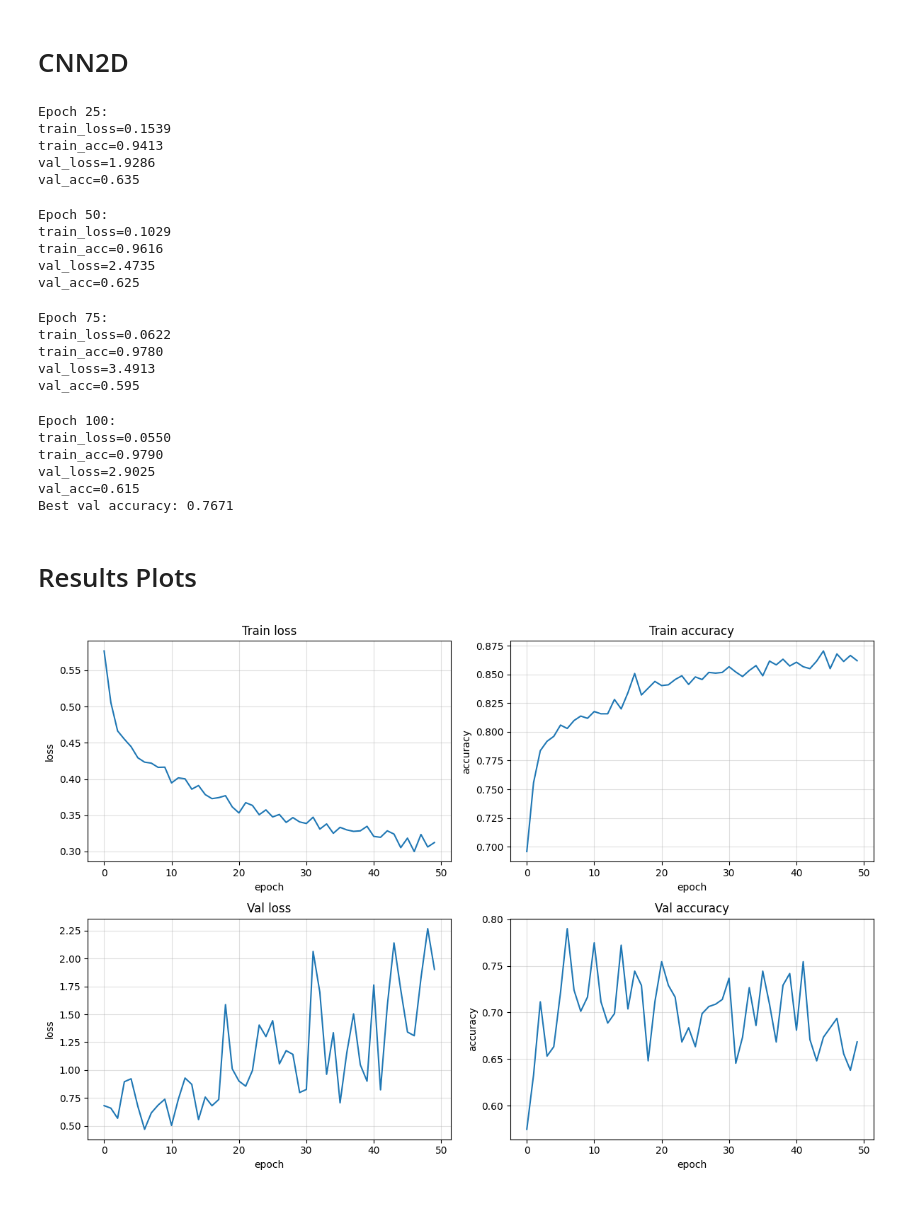
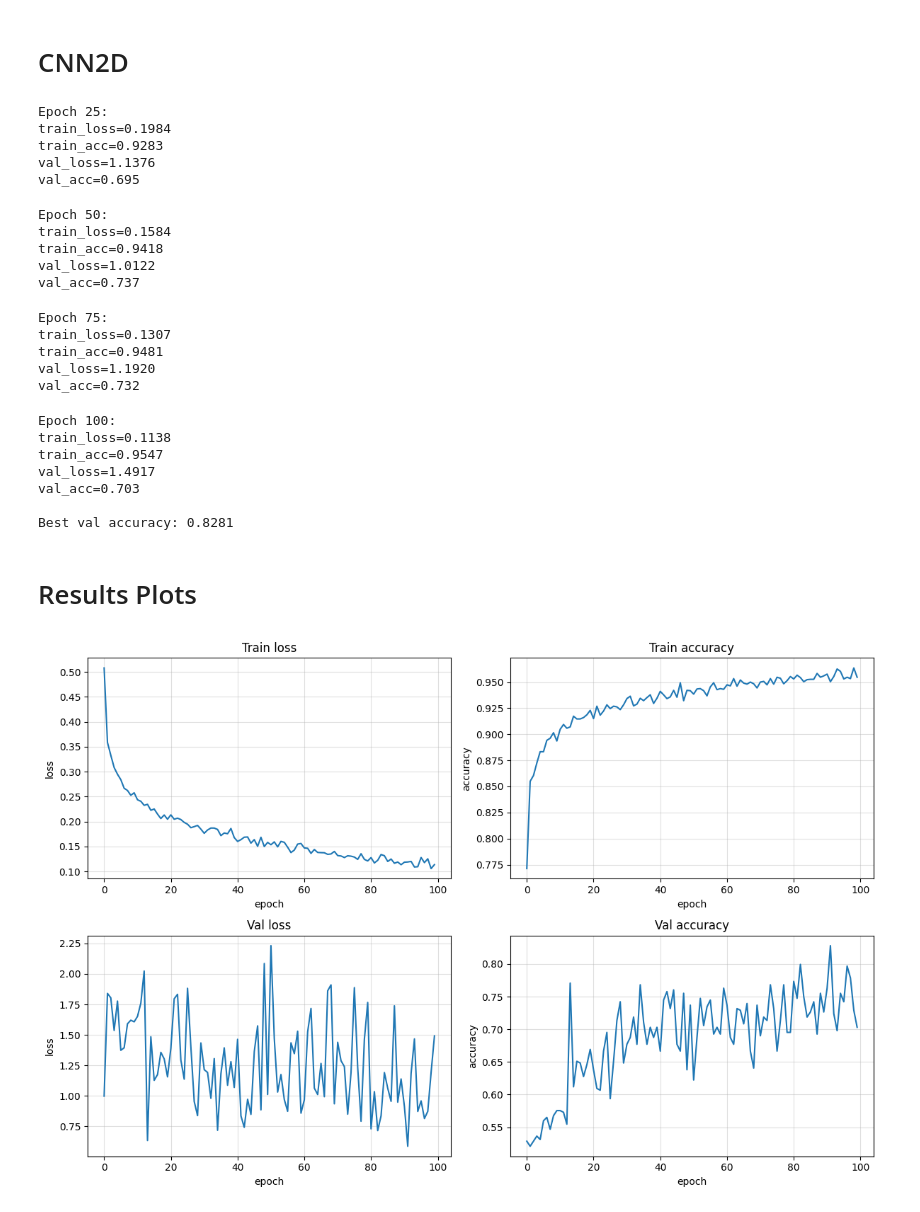
Before and after one commit to Mpinaz/Thesis, a Jupyter notebook: Model.ipynb, the cells around one changed output. Saved outputs shown, nothing was run; the diff lists cells and outputs as text; code cells hidden in the pictures.

```diff
--- a/Model.ipynb
+++ b/Model.ipynb
@@ -391,7 +367,7 @@ class CNN(nn.Module):
             nn.AdaptiveAvgPool1d(1),   # riduce l'asse temporale a 1
         )
         # self.dropout = nn.Dropout(0.3)
-        self.Dropout = nn.Dropout(0.5)
+        self.Dropout = nn.Dropout(0.3)
         self.lin = nn.Linear(128, output_classes)
 
     def forward(self, x):            # x: (batch, in_channels, lunghezza)
@@ -512,13 +488,13 @@ class SpecDataset(Dataset):
         return x, y
 # %%
 y = np.array([1 if E in POST_set else 0 for (St, E, D) in Events])
-train_ds = SpecDataset([Events[i] for i in train_idx], y[train_idx])
-val_ds   = SpecDataset([Events[i] for i in val_idx],   y[val_idx])
-test_ds  = SpecDataset([Events[i] for i in test_idx],  y[test_idx])
+train_ds_S = SpecDataset([Events[i] for i in train_idx], y[train_idx])
+val_ds_S   = SpecDataset([Events[i] for i in val_idx],   y[val_idx])
+test_ds_S  = SpecDataset([Events[i] for i in test_idx],  y[test_idx])
 
-train_loader_Spec = DataLoader(train_ds, batch_size=32, shuffle=True)
-val_loader_Spec   = DataLoader(val_ds,   batch_size=32)
-test_loader_Spec  = DataLoader(test_ds,  batch_size=32)
+train_loader_Spec = DataLoader(train_ds_S, batch_size=32, shuffle=True)
+val_loader_Spec   = DataLoader(val_ds_S,   batch_size=32)
+test_loader_Spec  = DataLoader(test_ds_S,  batch_size=32)
 # %%
 class CNN2D(nn.Module):
     def __init__(self, input_channels=3, output_classes=2):
@@ -558,7 +534,7 @@ Epochs = 100
 TwoD_model = CNN2D().to(device)
 
 crit = nn.CrossEntropyLoss()
-opt = optim.Adam(TwoD_model.parameters(), lr=1e-3)
+opt = optim.Adam(TwoD_model.parameters(), lr=1e-4)
 
 
 scheduler = optim.lr_scheduler.ReduceLROnPlateau(
@@ -611,7 +587,7 @@ for epoch in pbar:
     val_loss = tot_loss / total
     val_acc  = correct / total
 
-    scheduler.step(val_loss)   # da attivare con lo scheduler
+    # scheduler.step(val_loss)   # da attivare con lo scheduler
 
     history2D["train_loss"].append(train_loss)
     history2D["val_loss"].append(val_loss)
@@ -629,63 +605,64 @@ TwoD_model.load_state_dict(best_state)
 print(f"\nBest val accuracy: {best_val_acc:.4f}")
 # %% [output]
 Epoch 25:
-train_loss=0.1539
-train_acc=0.9413
-val_loss=1.9286
-val_acc=0.635
+train_loss=0.1984
+train_acc=0.9283
+val_loss=1.1376
+val_acc=0.695
 Epoch 50:
-train_loss=0.1029
-train_acc=0.9616
-val_loss=2.4735
-val_acc=0.625
+train_loss=0.1584
+train_acc=0.9418
+val_loss=1.0122
+val_acc=0.737
 Epoch 75:
-train_loss=0.0622
-train_acc=0.9780
-val_loss=3.4913
-val_acc=0.595
+train_loss=0.1307
+train_acc=0.9481
+val_loss=1.1920
+val_acc=0.732
 Epoch 100:
-train_loss=0.0550
-train_acc=0.9790
-val_loss=2.9025
-val_acc=0.615
-Best val accuracy: 0.7671
+train_loss=0.1138
+train_acc=0.9547
+val_loss=1.4917
+val_acc=0.703
+
+Best val accuracy: 0.8281
 # %% [markdown]
 # Results Plots
 # %%
 # Parla di come splitti gli eventi
 # Prendi sempre eventi pre casuali, non sempre gli stessi prima così puoi differenziare tra le stazioni e gli eventi, magari capisce qualcosa in più sul pre e classifica meglio
 # %%
-history, Using, model = history1D, "CNN1D", OneD_model
+# history, Using, model = history1D, "CNN1D", OneD_model
 
-# history, Using, model= history2D, "CNN2D", TwoD_model
+history, Using, model= history2D, "CNN2D", TwoD_model
 
 fig, ax = plt.subplots(2, 2, figsize=(12, 8))
 
 ax[0, 0].plot(history["train_loss"])
 ax[0, 0].set_title("Train loss")
 ax[0, 0].set_xlabel("epoch"); ax[0, 0].set_ylabel("loss")
 ax[0, 0].grid(alpha = 0.4)
 
 ax[0, 1].plot(history["train_acc"])
 ax[0, 1].set_title("Train accuracy")
 ax[0, 1].set_xlabel("epoch"); ax[0, 1].set_ylabel("accuracy")
 ax[0, 1].grid(alpha = 0.4)
 
 ax[1, 0].plot(history["val_loss"])
 ax[1, 0].set_title("Val loss")
 ax[1, 0].set_xlabel("epoch"); ax[1, 0].set_ylabel("loss")
 ax[1, 0].grid(alpha = 0.4)
 
 ax[1, 1].plot(history["val_acc"])
 ax[1, 1].set_title("Val accuracy")
 ax[1, 1].set_xlabel("epoch"); ax[1, 1].set_ylabel("accuracy")
 ax[1, 1].grid(alpha = 0.4)
 
 fig.tight_layout()
 # fig.savefig(f"{Using}: Train and Validation set during Training.png", dpi=150, bbox_inches="tight")
 plt.show()
 # %% [output]
-[figure, old version]
+[figure, new version]
 # %%
 def get_preds(model, loader):
     y_true, y_pred = [], []
```
Also changed, not shown: parts of 12 cells of this notebook.
